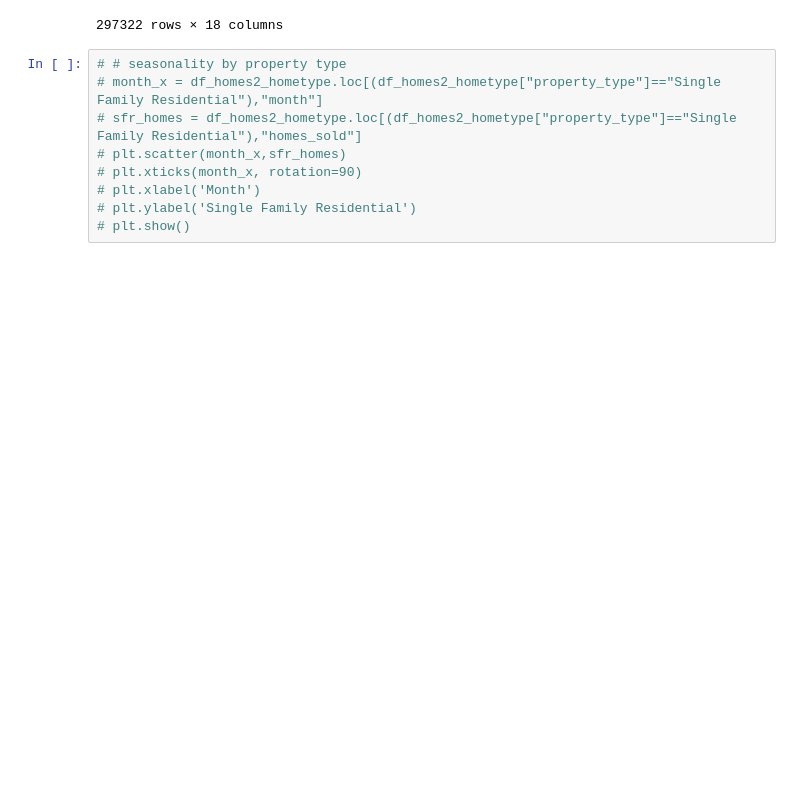
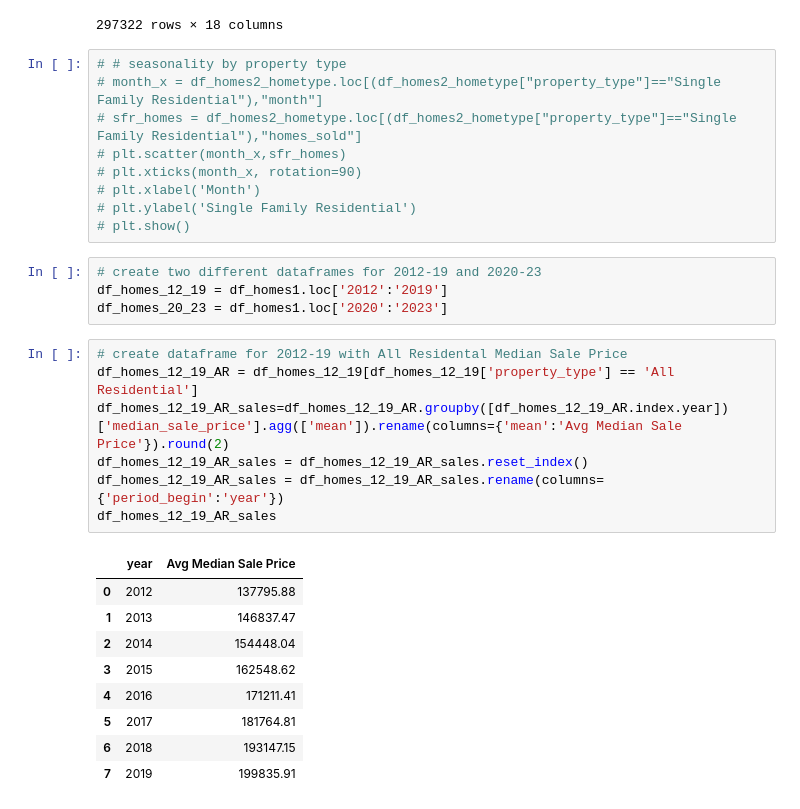
Before and after one commit to mvenegas011/Project1_Group7, a Jupyter notebook: Metro_Homes.ipynb, the cells around one changed output. Drawn from its saved outputs; the diff is of its cells as text; blank space fills up the shorter version.

```diff
--- a/Metro_Homes.ipynb
+++ b/Metro_Homes.ipynb
@@ -268,3 +269,24 @@ df_homes2_hometype
 # plt.xlabel('Month')
 # plt.ylabel('Single Family Residential')
 # plt.show()
+# %%
+# create two different dataframes for 2012-19 and 2020-23
+df_homes_12_19 = df_homes1.loc['2012':'2019']
+df_homes_20_23 = df_homes1.loc['2020':'2023']
+# %%
+# create dataframe for 2012-19 with All Residental Median Sale Price
+df_homes_12_19_AR = df_homes_12_19[df_homes_12_19['property_type'] == 'All Residential']
+df_homes_12_19_AR_sales=df_homes_12_19_AR.groupby([df_homes_12_19_AR.index.year])['median_sale_price'].agg(['mean']).rename(columns={'mean':'Avg Median Sale Price'}).round(2)
+df_homes_12_19_AR_sales = df_homes_12_19_AR_sales.reset_index()
+df_homes_12_19_AR_sales = df_homes_12_19_AR_sales.rename(columns={'period_begin':'year'})
+df_homes_12_19_AR_sales
+# %% [output]
+|  | year | Avg Median Sale Price |
+| 0 | 2012 | 137795.88 |
+| 1 | 2013 | 146837.47 |
+| 2 | 2014 | 154448.04 |
+| 3 | 2015 | 162548.62 |
+| 4 | 2016 | 171211.41 |
+| 5 | 2017 | 181764.81 |
+| 6 | 2018 | 193147.15 |
+| 7 | 2019 | 199835.91 |
```
Also changed, not shown: parts of 6 cells of this notebook, 1 other file.
